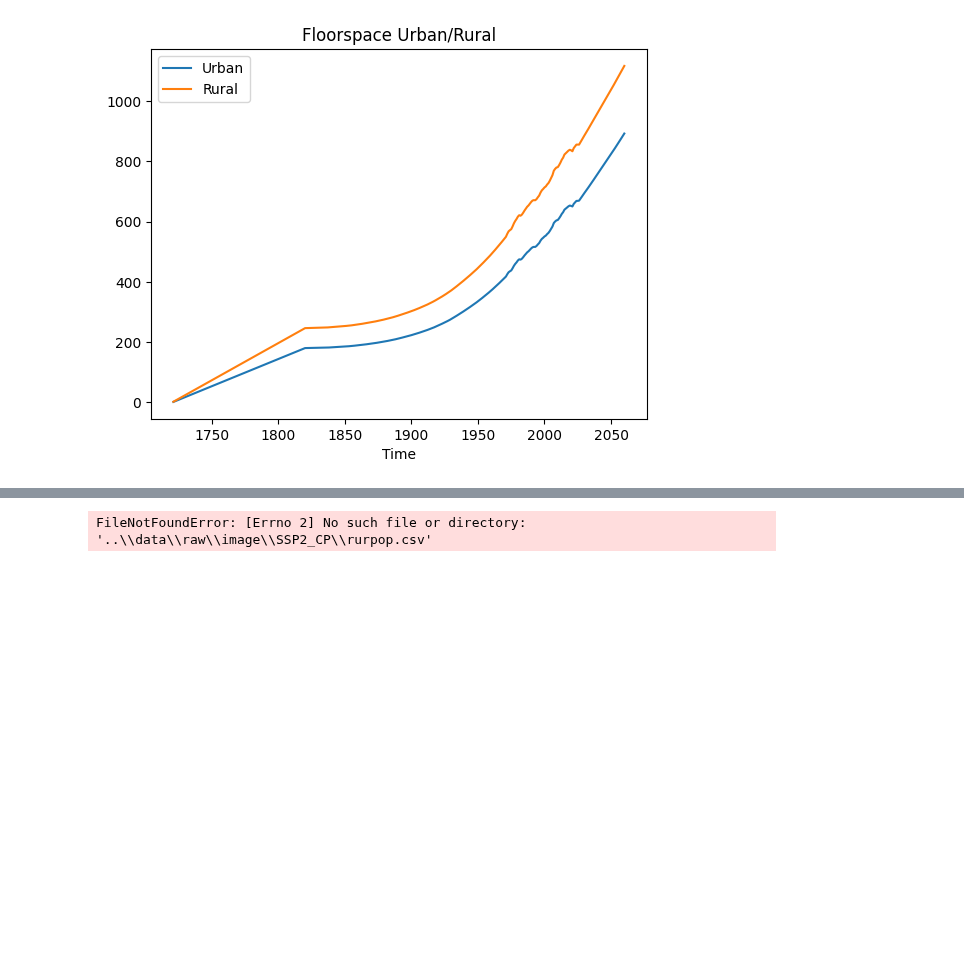
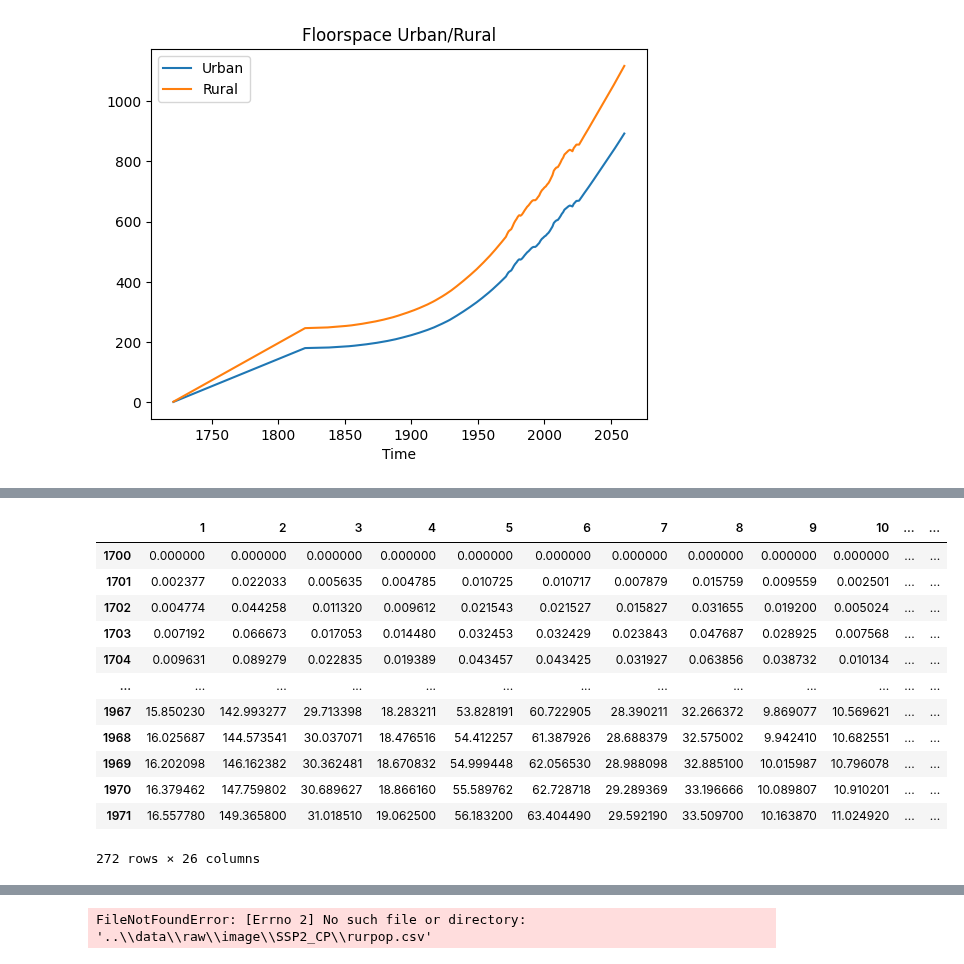
Before and after one commit to imagepbl/image-materials, a Jupyter notebook: examples/buma_preprocessing.ipynb, the cells around one changed output, grey strips where cells are left out. Cells and saved outputs as stored; diff of their text form; code cells hidden in the pictures; blank space fills up the shorter version.

```diff
--- a/examples/buma_preprocessing.ipynb
+++ b/examples/buma_preprocessing.ipynb
@@ -167,0 +167,16 @@ raw_rural_population = raw_rural_population.loc[:, :26]
+# %%
+urban_pop_interp
+# %% [output]
+|  | 1 | 2 | 3 | 4 | 5 | 6 | 7 | 8 | 9 | 10 | ... | ... |
+| 1700 | 0.000000 | 0.000000 | 0.000000 | 0.000000 | 0.000000 | 0.000000 | 0.000000 | 0.000000 | 0.000000 | 0.000000 | ... | ... |
+| 1701 | 0.002377 | 0.022033 | 0.005635 | 0.004785 | 0.010725 | 0.010717 | 0.007879 | 0.015759 | 0.009559 | 0.002501 | ... | ... |
+| 1702 | 0.004774 | 0.044258 | 0.011320 | 0.009612 | 0.021543 | 0.021527 | 0.015827 | 0.031655 | 0.019200 | 0.005024 | ... | ... |
+| 1703 | 0.007192 | 0.066673 | 0.017053 | 0.014480 | 0.032453 | 0.032429 | 0.023843 | 0.047687 | 0.028925 | 0.007568 | ... | ... |
+| 1704 | 0.009631 | 0.089279 | 0.022835 | 0.019389 | 0.043457 | 0.043425 | 0.031927 | 0.063856 | 0.038732 | 0.010134 | ... | ... |
+| ... | ... | ... | ... | ... | ... | ... | ... | ... | ... | ... | ... | ... |
+| 1967 | 15.850230 | 142.993277 | 29.713398 | 18.283211 | 53.828191 | 60.722905 | 28.390211 | 32.266372 | 9.869077 | 10.569621 | ... | ... |
+| 1968 | 16.025687 | 144.573541 | 30.037071 | 18.476516 | 54.412257 | 61.387926 | 28.688379 | 32.575002 | 9.942410 | 10.682551 | ... | ... |
+| 1969 | 16.202098 | 146.162382 | 30.362481 | 18.670832 | 54.999448 | 62.056530 | 28.988098 | 32.885100 | 10.015987 | 10.796078 | ... | ... |
+| 1970 | 16.379462 | 147.759802 | 30.689627 | 18.866160 | 55.589762 | 62.728718 | 29.289369 | 33.196666 | 10.089807 | 10.910201 | ... | ... |
+| 1971 | 16.557780 | 149.365800 | 31.018510 | 19.062500 | 56.183200 | 63.404490 | 29.592190 | 33.509700 | 10.163870 | 11.024920 | ... | ... |
+272 rows × 26 columns
```
Also changed, not shown: parts of 6 cells of this notebook, 2 other files.
